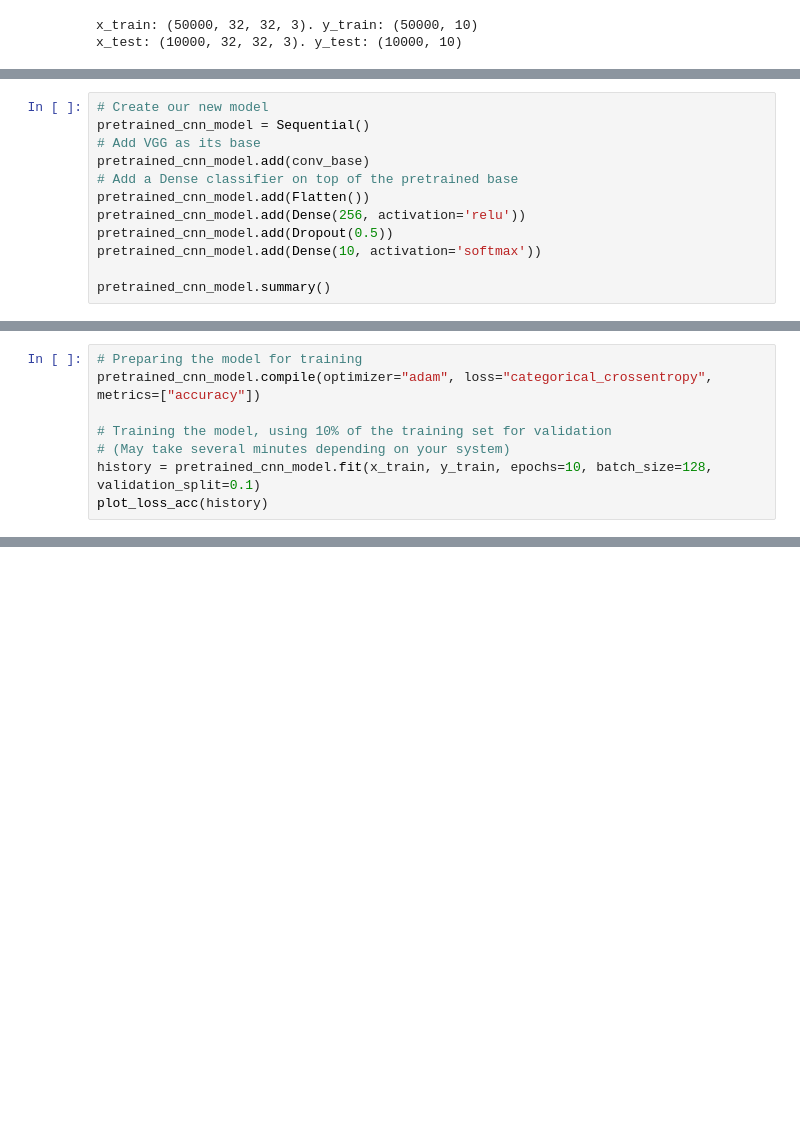
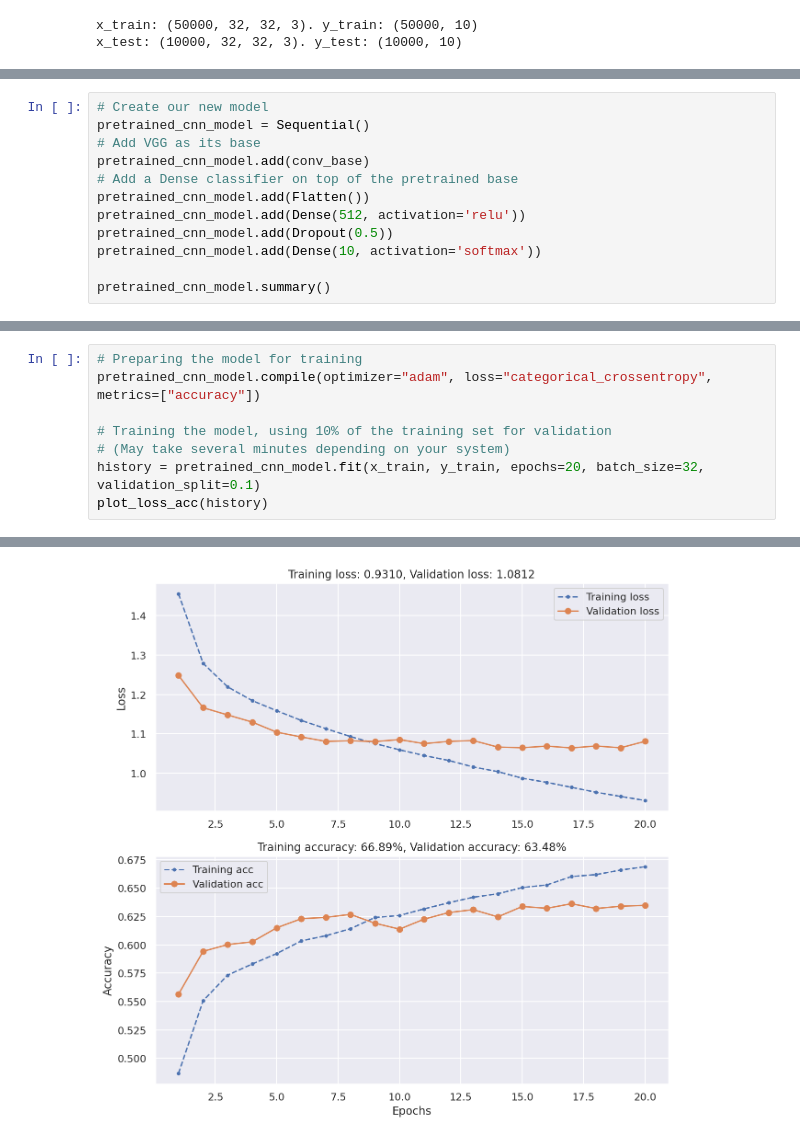
Before and after one commit to bpesquet/mlhandbook, a Jupyter notebook: notebooks/models/cnn.ipynb, the cells around one changed output, grey strips where cells are left out. Saved outputs shown, nothing was run; the diff lists cells and outputs as text; blank space fills up the shorter version.

```diff
--- a/notebooks/models/cnn.ipynb
+++ b/notebooks/models/cnn.ipynb
@@ -443,7 +448,7 @@ pretrained_cnn_model = Sequential()
 pretrained_cnn_model.add(conv_base)
 # Add a Dense classifier on top of the pretrained base
 pretrained_cnn_model.add(Flatten())
-pretrained_cnn_model.add(Dense(256, activation='relu'))
+pretrained_cnn_model.add(Dense(512, activation='relu'))
 pretrained_cnn_model.add(Dropout(0.5))
 pretrained_cnn_model.add(Dense(10, activation='softmax'))
 
@@ -473,5 +478,6 @@ pretrained_cnn_model.compile(optimizer="adam", loss="categorical_crossentropy",
 
 # Training the model, using 10% of the training set for validation
 # (May take several minutes depending on your system)
-history = pretrained_cnn_model.fit(x_train, y_train, epochs=10, batch_size=128, validation_split=0.1)
+history = pretrained_cnn_model.fit(x_train, y_train, epochs=20, batch_size=32, validation_split=0.1)
 plot_loss_acc(history)
+# %% [output]
@@ -478,3 +501,4 @@ plot_loss_acc(history)
+[figure, added]
 # %%
 # Evaluate model performance on test data
 _, test_acc = pretrained_cnn_model.evaluate(x_test, y_test, verbose=0)
```
Also changed, not shown: parts of 30 cells of this notebook.
